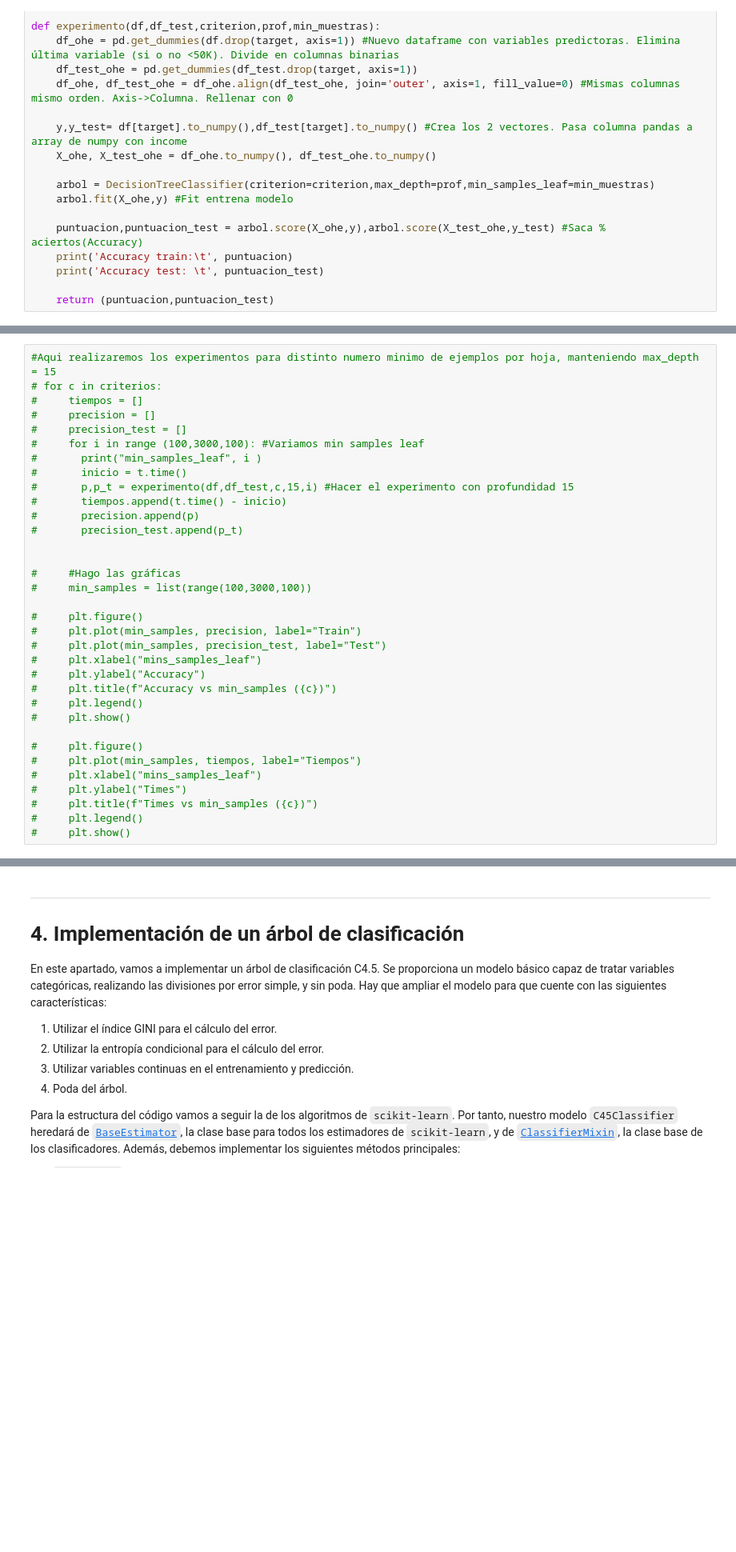
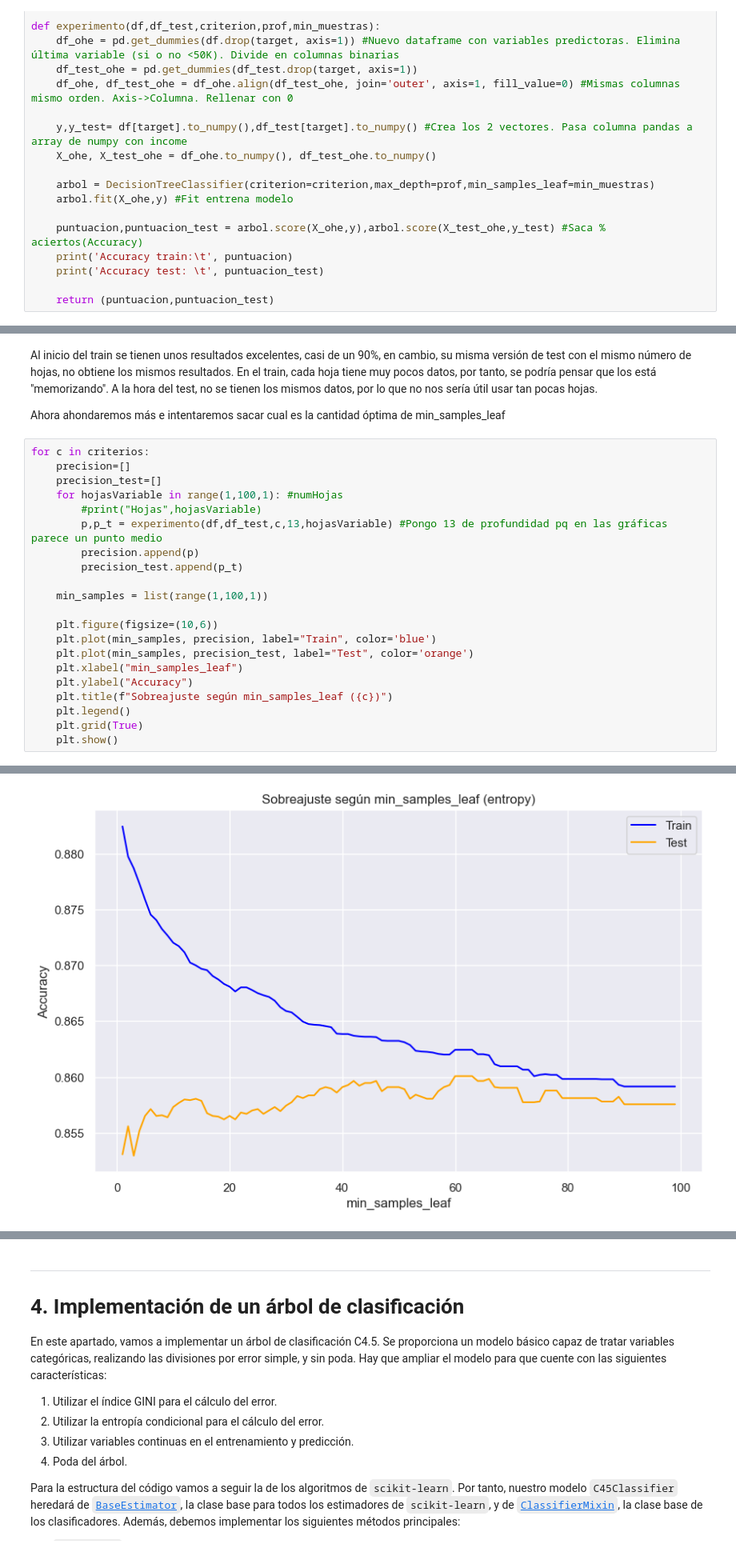
Before and after one commit to GuillermoMorcillo/pr-ctica1, a Jupyter notebook: Practica_1_2025.ipynb, the cells around one changed output, grey strips where cells are left out. Shown at 80% size. Drawn from its saved outputs; the diff is of its cells as text; blank space fills up the shorter version.

Commit message:
Por ahora funciones analizadas. me falta ultima parte

```diff
--- a/Practica_1_2025.ipynb
+++ b/Practica_1_2025.ipynb
@@ -527,34 +733,26 @@ criterios = ['entropy','gini']
+# %% [markdown]
+Al inicio del train se tienen unos resultados excelentes, casi de un 90%, en cambio, su misma versión de test con el mismo número de hojas, no obtiene los mismos resultados. En el train, cada hoja tiene muy pocos datos, por tanto, se podría pensar que los está "memorizando". A la hora del test, no se tienen los mismos datos, por lo que no nos sería útil usar tan pocas hojas.
+
+Ahora ahondaremos más e intentaremos sacar cual es la cantidad óptima de min_samples_leaf
 # %%
-#Aqui realizaremos los experimentos para distinto numero minimo de ejemplos por hoja, manteniendo max_depth = 15
-# for c in criterios:
-#     tiempos = []
-#     precision = []
-#     precision_test = []
-#     for i in range (100,3000,100): #Variamos min samples leaf
-#       print("min_samples_leaf", i )
-#       inicio = t.time()
-#       p,p_t = experimento(df,df_test,c,15,i) #Hacer el experimento con profundidad 15
-#       tiempos.append(t.time() - inicio)
-#       precision.append(p)
-#       precision_test.append(p_t)
+for c in criterios:
+    precision=[]
+    precision_test=[]
+    for hojasVariable in range(1,100,1): #numHojas
+        #print("Hojas",hojasVariable)
+        p,p_t = experimento(df,df_test,c,13,hojasVariable) #Pongo 13 de profundidad pq en las gráficas parece un punto medio
+        precision.append(p)
+        precision_test.append(p_t)
 
+    min_samples = list(range(1,100,1))
 
-#     #Hago las gráficas
-#     min_samples = list(range(100,3000,100))
-
-#     plt.figure()
-#     plt.plot(min_samples, precision, label="Train")
-#     plt.plot(min_samples, precision_test, label="Test")
-#     plt.xlabel("mins_samples_leaf")
-#     plt.ylabel("Accuracy")
-#     plt.title(f"Accuracy vs min_samples ({c})")
-#     plt.legend()
-#     plt.show()
-
-#     plt.figure()
-#     plt.plot(min_samples, tiempos, label="Tiempos")
-#     plt.xlabel("mins_samples_leaf")
-#     plt.ylabel("Times")
-#     plt.title(f"Times vs min_samples ({c})")
-#     plt.legend()
-#     plt.show()
+    plt.figure(figsize=(10,6))
+    plt.plot(min_samples, precision, label="Train", color='blue')
+    plt.plot(min_samples, precision_test, label="Test", color='orange')
+    plt.xlabel("min_samples_leaf")
+    plt.ylabel("Accuracy")
+    plt.title(f"Sobreajuste según min_samples_leaf ({c})")
+    plt.legend()
+    plt.grid(True)
+    plt.show()
+# %% [output]
@@ -560,0 +776 @@ criterios = ['entropy','gini']
+[figure, added]
```
Also changed, not shown: parts of 17 cells of this notebook.
